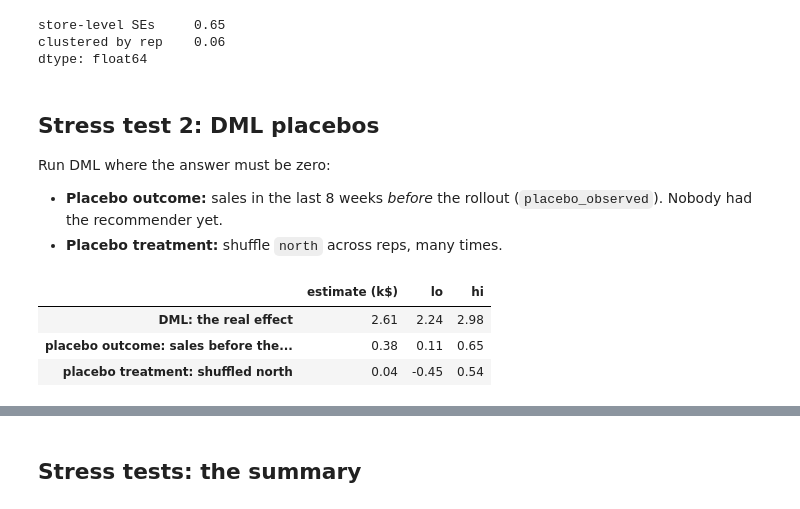
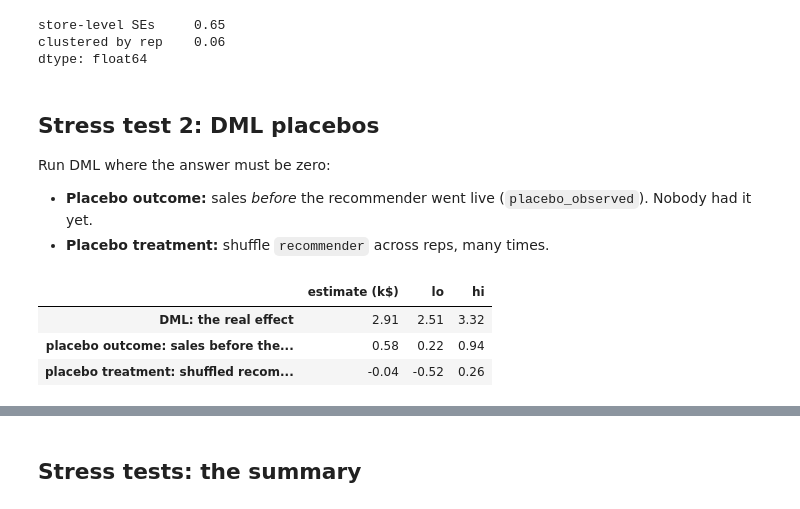
Before and after one commit to AlxndrMlk/talks-and-workshops, a Jupyter notebook: 2026-10--odsc-ai/05 - Triangulation.ipynb, the cells around one changed output, grey strips where cells are left out. Drawn from its saved outputs; the diff is of its cells as text; code cells hidden in the pictures.

```diff
--- a/2026-10--odsc-ai/05 - Triangulation.ipynb
+++ b/2026-10--odsc-ai/05 - Triangulation.ipynb
@@ -46,5 +54,5 @@ The same estimators as in notebooks 02-04, reported in % of sales without the re
 # %%
-# clustered A/B test (notebook 02)
+# clustered A/B test with CUPED (notebook 02)
 ab = d["ab_rep"]
 r = ClusteredOLSAnalysis(cluster_cols=["rep_id"], target_col="sales_test", treatment_col="treated", treatment=1,
                          covariates=["sales_pre"]).get_inference_results(ab, alpha=0.05)
@@ -52,23 +60,21 @@ base = ab.loc[ab.treated == 0, "sales_test"].mean()
 ab_est, ab_lo, ab_hi = r.ate / base, r.conf_int.lower / base, r.conf_int.upper / base
 
 # DML (notebook 03)
-W = ["store_size", "footfall", "urban_share", "sales_pre", "n_stores"]
+def fit_dml(df, y):
+    est = DML(model_y=make_pipeline(StandardScaler(), LassoCV()),
+              model_t=make_pipeline(StandardScaler(), LogisticRegressionCV(max_iter=2000)),
+              model_final=StatsModelsLinearRegression(fit_intercept=False),
+              discrete_treatment=True, cv=5, random_state=0)
+    x = df[["experience"]]
+    est.fit(df[y], df.recommender, X=x, W=df[["experience", "store_size", "footfall"]])
+    lo, hi = est.ate_interval(X=x)
+    return float(est.ate(X=x)), lo, hi
 
 
-def linear_dml(df, y, w_cols=W):
-    est = LinearDML(model_y=make_pipeline(StandardScaler(), LassoCV()),
-                    model_t=make_pipeline(StandardScaler(), LogisticRegressionCV(max_iter=2000)),
-                    discrete_treatment=True, cv=5, random_state=0)
-    est.fit(df[y], df.north, X=df[["experience"]], W=df[w_cols])
-    x_north = df.loc[df.north == 1, ["experience"]]
-    lo, hi = est.ate_interval(X=x_north)
-    return est.ate(X=x_north), lo, hi
-
-
-reps = d["reps_observed"]
-att, lo, hi = linear_dml(reps, "sales_post")
-y0 = reps.loc[reps.north == 1, "sales_post"].mean() - att   # North sales without the recommender
-dml_est, dml_lo, dml_hi = att / y0, lo / y0, hi / y0
+reps = d_dml["reps_observed"]
+ate, lo, hi = fit_dml(reps, "sales_post")
+y0 = reps.sales_post.mean() - reps.recommender.mean() * ate   # sales if nobody had the recommender
+dml_est, dml_lo, dml_hi = ate / y0, lo / y0, hi / y0
 
 # synthetic control (notebook 04)
 rw = d["region_week"]
@@ -90,7 +96,7 @@ estimates = pd.DataFrame({
     "estimate": [ab_est, dml_est, sc_est],
     "lo": [ab_lo, dml_lo, sc_lo],
     "hi": [ab_hi, dml_hi, sc_hi],
-}, index=["Clustered A/B", "DML", "Synthetic control"])
+}, index=["Clustered A/B (CUPED)", "DML", "Synthetic control"])
 estimates.style.format("{:.1%}", na_rep="-")
 # %% [output]
 |  | estimate | lo | hi |
@@ -153,30 +159,30 @@ dtype: float64
 
 Run DML where the answer must be zero:
 
-- **Placebo outcome:** sales in the last 8 weeks *before* the rollout (`placebo_observed`). Nobody had the recommender yet.
-- **Placebo treatment:** shuffle `north` across reps, many times.
+- **Placebo outcome:** sales *before* the recommender went live (`placebo_observed`). Nobody had it yet.
+- **Placebo treatment:** shuffle `recommender` across reps, many times.
 # %%
-plc = d["placebo_observed"]
-plc_est, plc_lo, plc_hi = linear_dml(plc, "sales_placebo")
+plc = d_dml["placebo_observed"]
+plc_est, plc_lo, plc_hi = fit_dml(plc, "sales_placebo")
 
 rng = np.random.default_rng(1)
 shuffled = []
 for _ in range(20):
-    df = reps.assign(north=rng.permutation(reps.north.to_numpy()))
-    shuffled.append(linear_dml(df, "sales_post")[0])
+    df = reps.assign(recommender=rng.permutation(reps.recommender.to_numpy()))
+    shuffled.append(fit_dml(df, "sales_post")[0])
 shuffled = np.array(shuffled)
 
 dml_tests = pd.DataFrame({
-    "estimate (k$)": [att, plc_est, shuffled.mean()],
+    "estimate (k$)": [ate, plc_est, shuffled.mean()],
     "lo": [lo, plc_lo, np.quantile(shuffled, 0.025)],
     "hi": [hi, plc_hi, np.quantile(shuffled, 0.975)],
-}, index=["DML: the real effect", "placebo outcome: sales before the rollout", "placebo treatment: shuffled north"])
+}, index=["DML: the real effect", "placebo outcome: sales before the rollout", "placebo treatment: shuffled recommender"])
 dml_tests.round(2)
 # %% [output]
 |  | estimate (k$) | lo | hi |
-| DML: the real effect | 2.61 | 2.24 | 2.98 |
-| placebo outcome: sales before the... | 0.38 | 0.11 | 0.65 |
-| placebo treatment: shuffled north | 0.04 | -0.45 | 0.54 |
+| DML: the real effect | 2.91 | 2.51 | 3.32 |
+| placebo outcome: sales before the... | 0.58 | 0.22 | 0.94 |
+| placebo treatment: shuffled recom... | -0.04 | -0.52 | 0.26 |
 # %%
 fig, ax = plt.subplots(figsize=(8, 2.8))
 for i, (name, r) in enumerate(dml_tests.iterrows()):
```
Also changed, not shown: parts of 16 cells of this notebook, 1 other file.
